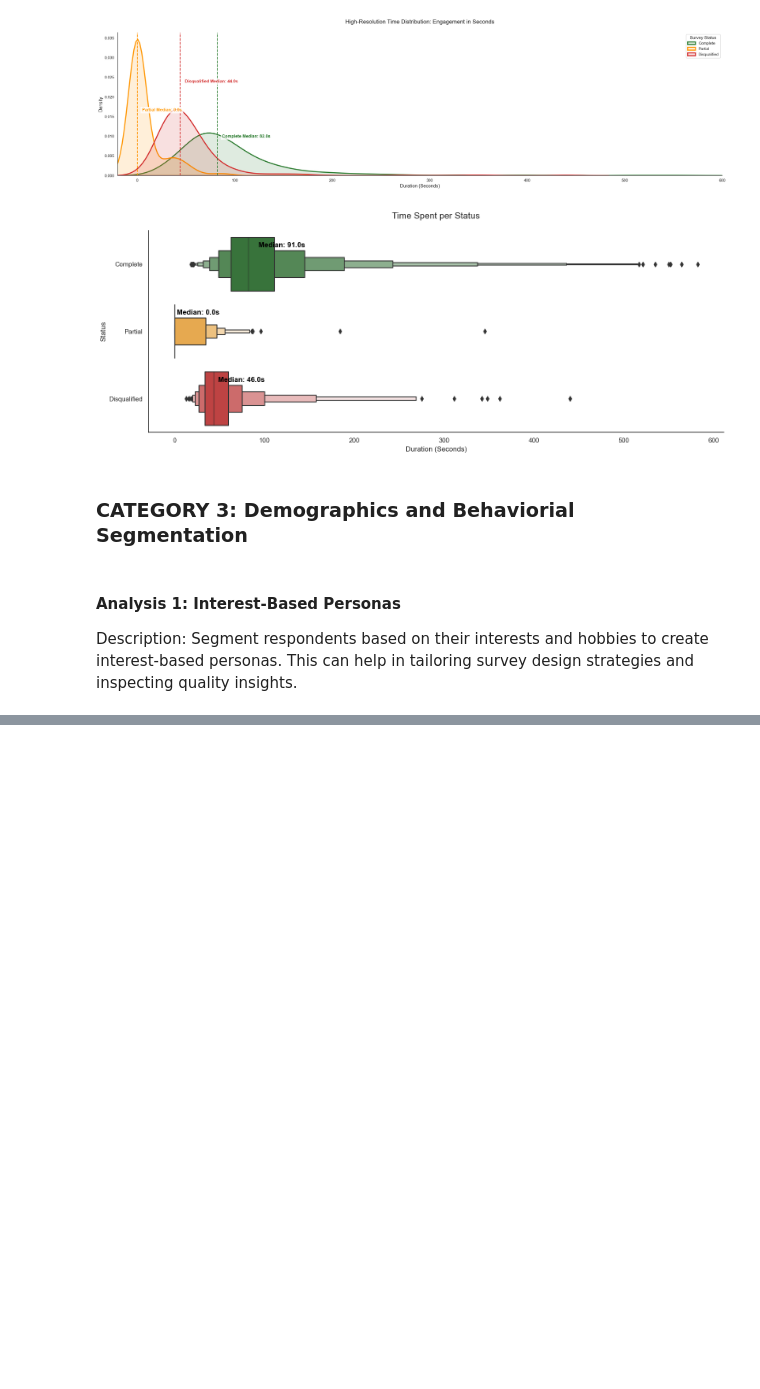
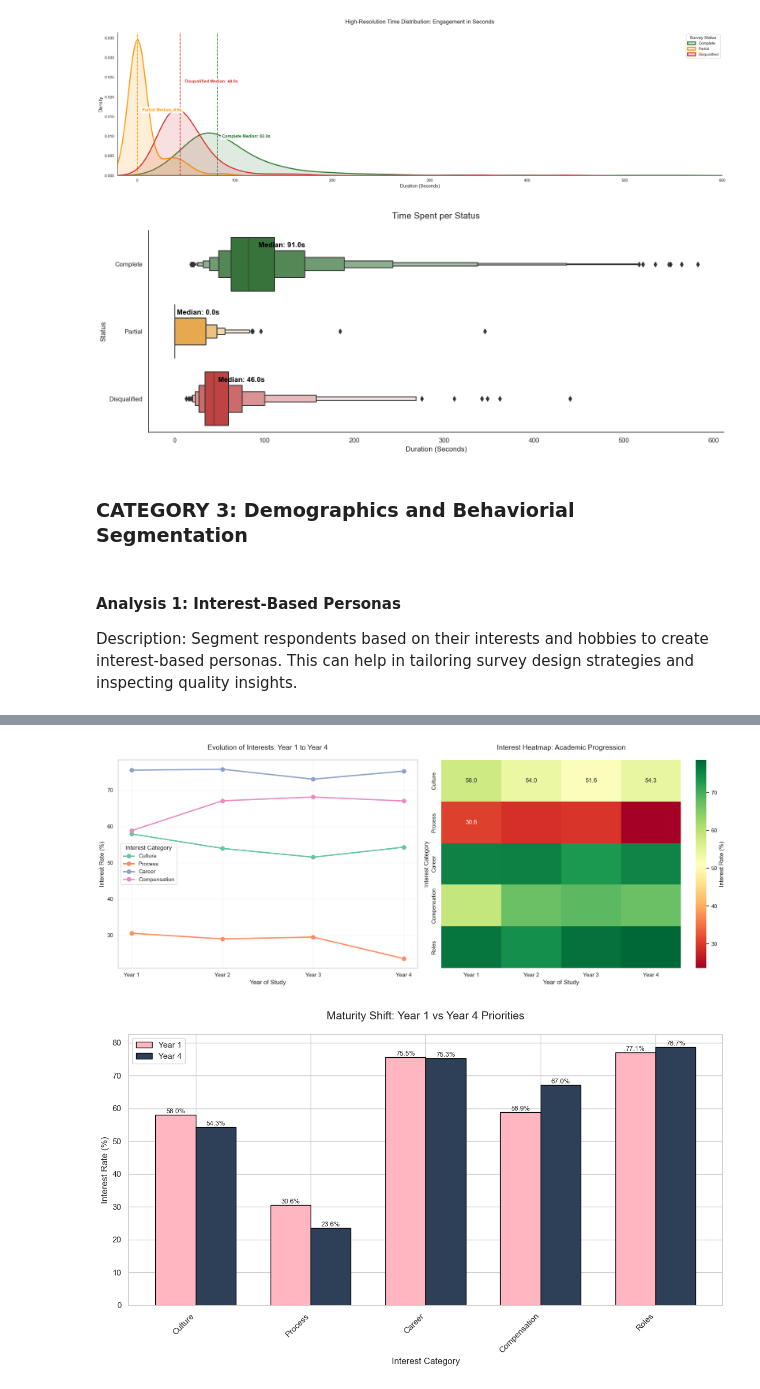
Before and after one commit to DhiraPT/datathon-2026, a Jupyter notebook: final_datathon_2026.ipynb, the cells around one changed output, grey strips where cells are left out. Saved outputs shown, nothing was run; the diff lists cells and outputs as text; code cells hidden in the pictures; blank space fills up the shorter version.

```diff
--- a/final_datathon_2026.ipynb
+++ b/final_datathon_2026.ipynb
@@ -397,0 +455,77 @@ See the caveats in the documentation: https://pandas.pydata.org/pandas-docs/stab
+# %%
+maturity_data = df[df['status'] == 'Complete'].copy()
+maturity_data = maturity_data[maturity_data['year'].isin(['Year 1', 'Year 2', 'Year 3', 'Year 4'])]
+
+# Calculate interest rates by year
+year_interests = {}
+for year in ['Year 1', 'Year 2', 'Year 3', 'Year 4']:
+    year_df = maturity_data[maturity_data['year'] == year]
+    year_interests[year] = {
+        'Culture': (year_df['info_culture'].notnull().sum() / len(year_df)) * 100,
+        'Process': (year_df['info_process'].notnull().sum() / len(year_df)) * 100,
+        'Career': (year_df['info_career'].notnull().sum() / len(year_df)) * 100,
+        'Compensation': (year_df['info_comp'].notnull().sum() / len(year_df)) * 100,
+        'Roles': (year_df['info_roles'].notnull().sum() / len(year_df)) * 100,
+    }
+
+year_interest_df = pd.DataFrame(year_interests).T
+
+# Visualization 2.1: Line plot showing evolution
+fig, axes = plt.subplots(1, 2, figsize=(18, 7))
+
+# Line plot for key interests
+key_categories = ['Culture', 'Process', 'Career', 'Compensation']
+for category in key_categories:
+    axes[0].plot(year_interest_df.index, year_interest_df[category],
+                 marker='o', linewidth=2.5, markersize=8, label=category)
+
+axes[0].set_title('Evolution of Interests: Year 1 to Year 4', fontsize=14, pad=20)
+axes[0].set_xlabel('Year of Study', fontsize=12)
+axes[0].set_ylabel('Interest Rate (%)', fontsize=12)
+axes[0].legend(title='Interest Category', loc='best')
+axes[0].grid(True, alpha=0.3)
+
+# Heatmap showing all interests by year
+sns.heatmap(year_interest_df.T, annot=True, fmt='.1f', cmap='RdYlGn',
+            ax=axes[1], cbar_kws={'label': 'Interest Rate (%)'})
+axes[1].set_title('Interest Heatmap: Academic Progression', fontsize=14, pad=20)
+axes[1].set_xlabel('Year of Study', fontsize=12)
+axes[1].set_ylabel('Interest Category', fontsize=12)
+
+plt.tight_layout()
+plt.show()
+
+# Visualization 2.2: Year 1 vs Year 4 Direct Comparison
+plt.figure(figsize=(12, 7))
+year_comparison = year_interest_df.loc[['Year 1', 'Year 4']].T
+x = np.arange(len(year_comparison.index))
+width = 0.35
+
+bars1 = plt.bar(x - width/2, year_comparison['Year 1'], width,
+                label='Year 1', color='#FFB6C1', edgecolor='black')
+bars2 = plt.bar(x + width/2, year_comparison['Year 4'], width,
+                label='Year 4', color='#2E4057', edgecolor='black')
+
+plt.xlabel('Interest Category', fontsize=12)
+plt.ylabel('Interest Rate (%)', fontsize=12)
+plt.title('Maturity Shift: Year 1 vs Year 4 Priorities', fontsize=15, pad=20)
+plt.xticks(x, year_comparison.index, rotation=45, ha='right')
+plt.legend()
+
+# Add value labels on bars
+for bars in [bars1, bars2]:
+    for bar in bars:
+        height = bar.get_height()
+        plt.text(bar.get_x() + bar.get_width()/2., height,
+                f'{height:.1f}%', ha='center', va='bottom', fontsize=9)
+
+plt.tight_layout()
+plt.show()
+
+# Calculate percentage change
+print("\nYear 1 to Year 4 Change (percentage points):")
+change = year_interest_df.loc['Year 4'] - year_interest_df.loc['Year 1']
+print(change.sort_values(ascending=False))
+# %% [output]
+[figure, added]
+[figure, added]
```
Also changed, not shown: parts of 4 cells of this notebook.
